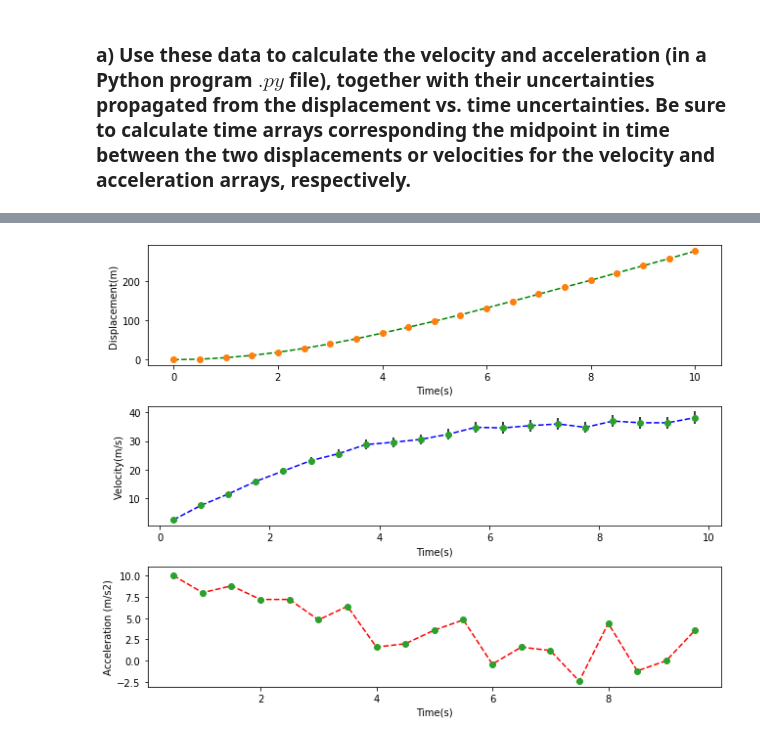
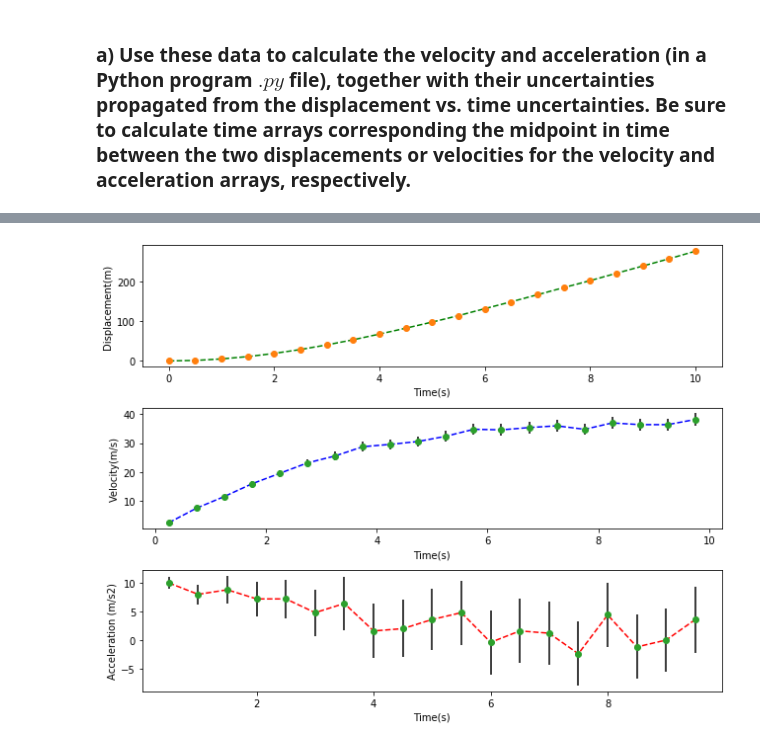
Before and after one commit to SEB91QA/Python-Exercises, a Jupyter notebook: Exercises_6.ipynb, the cells around one changed output, grey strips where cells are left out. Drawn from its saved outputs; the diff is of its cells as text; code cells hidden in the pictures.

```diff
--- a/Exercises_6.ipynb
+++ b/Exercises_6.ipynb
@@ -172,33 +172,36 @@ a = (v[1:] - v[:-1])/(tv[1:] - tv[:-1])
 ta = (tv[1:] + tv[:-1])/2
 
 dv = np.sqrt(((1/(t[1:]-t[:-1]))*dd[1:])**2+((1/(t[1:]-t[:-1]))*dd[:-1])**2)
+da = np.sqrt(((1/(tv[1:]-tv[:-1]))*dv[1:])**2+((1/(tv[1:]-tv[:-1]))*dv[:-1])**2)
 
 
-
-plt.rc('mathtext', fontset='stix')
 
 fig = plt.figure(figsize=(9, 7))
 
 ax1 = fig.add_subplot(3,1,1)
 ax1.plot(t, d, 'g--')
 ax1.errorbar(t, d, fmt='oC1', label='data', yerr = dd, ecolor='black' )
 ax1.set_xlabel('Time(s)')
 ax1.set_ylabel('Displacement(m)')
 
 ax2 = fig.add_subplot(3, 1, 2)
 ax2.plot(tv, v, 'b--')
 ax2.errorbar(tv, v, fmt='oC2', label='data', yerr = dv, ecolor='black')
 ax2.set_xlabel('Time(s)')
 ax2.set_ylabel('Velocity(m/s)')
 
 ax3 = fig.add_subplot(3, 1, 3)
 ax3.plot(ta, a, 'r--')
 ax3.errorbar(ta, a, fmt='oC2', label='data', yerr = da, ecolor='black')
 ax3.set_xlabel('Time(s)')
 ax3.set_ylabel('Acceleration (m/s2)')
 
 
 fig.tight_layout()
 fig.show()
+
+
+
+#Uncertainties grow
 # %% [output]
-[figure, old version]
+[figure, new version]
```
Also changed, not shown: parts of 1 cell of this notebook, 2 other files.
